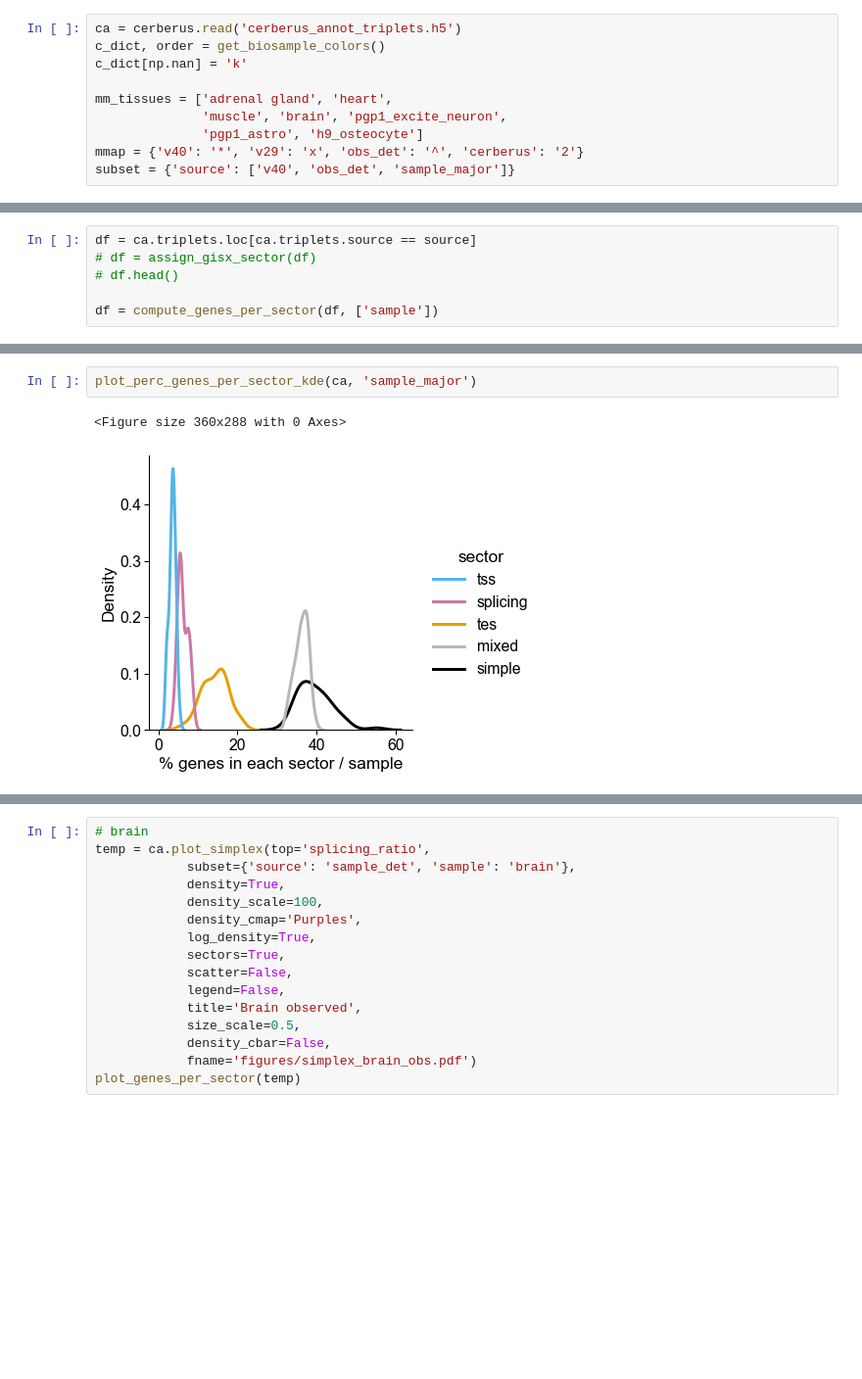
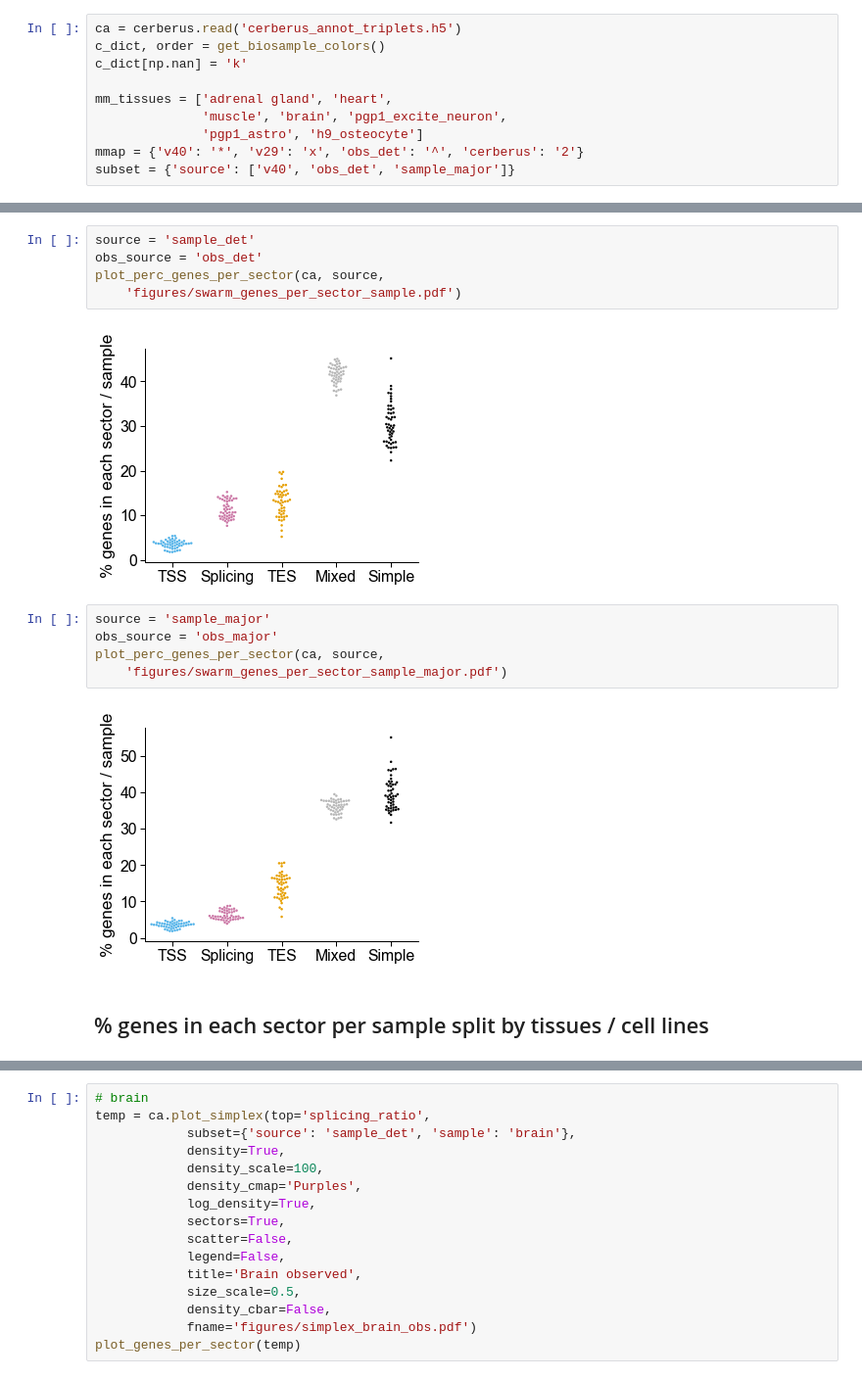
Before and after one commit to fairliereese/rnawg, a Jupyter notebook: lr_bulk/cerberus/triplets_sample.ipynb, the cells around one changed output, grey strips where cells are left out. Shown at 98% size. Cells and saved outputs as stored; diff of their text form; blank space fills up the shorter version.

```diff
--- a/lr_bulk/cerberus/triplets_sample.ipynb
+++ b/lr_bulk/cerberus/triplets_sample.ipynb
@@ -44,6 +40,0 @@ obs_source = 'obs_det'
-# %%
-df = ca.triplets.loc[ca.triplets.source == source]
-# df = assign_gisx_sector(df)
-# df.head()
-
-df = compute_genes_per_sector(df, ['sample'])
@@ -107,5 +73,16 @@ plot_perc_genes_per_sector_kde(ca, 'sample_det')
-# %%
-plot_perc_genes_per_sector_kde(ca, 'sample_major')
-# %% [output]
-<Figure size 360x288 with 0 Axes>
-[figure, removed]
+# %%
+source = 'sample_det'
+obs_source = 'obs_det'
+plot_perc_genes_per_sector(ca, source,
+    'figures/swarm_genes_per_sector_sample.pdf')
+# %% [output]
+[figure, added]
+# %%
+source = 'sample_major'
+obs_source = 'obs_major'
+plot_perc_genes_per_sector(ca, source,
+    'figures/swarm_genes_per_sector_sample_major.pdf')
+# %% [output]
+[figure, added]
+# %% [markdown]
+## % genes in each sector per sample split by tissues / cell lines
```
Also changed, not shown: parts of 11 cells of this notebook, 8 other files.
